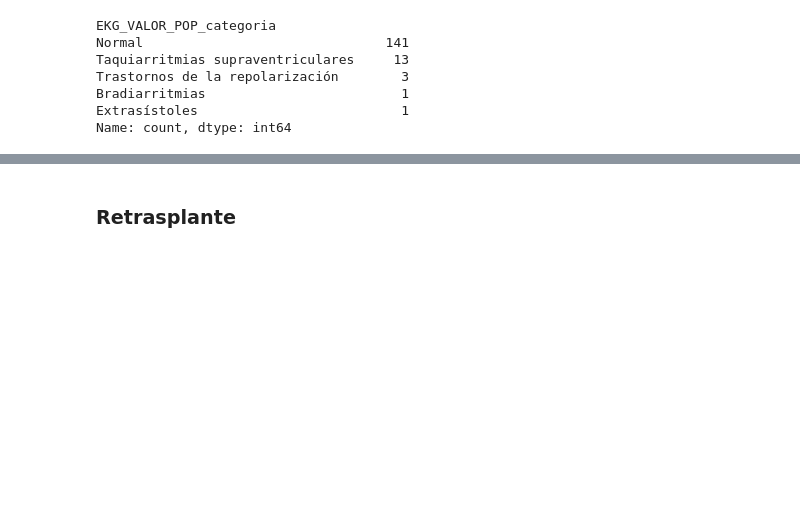
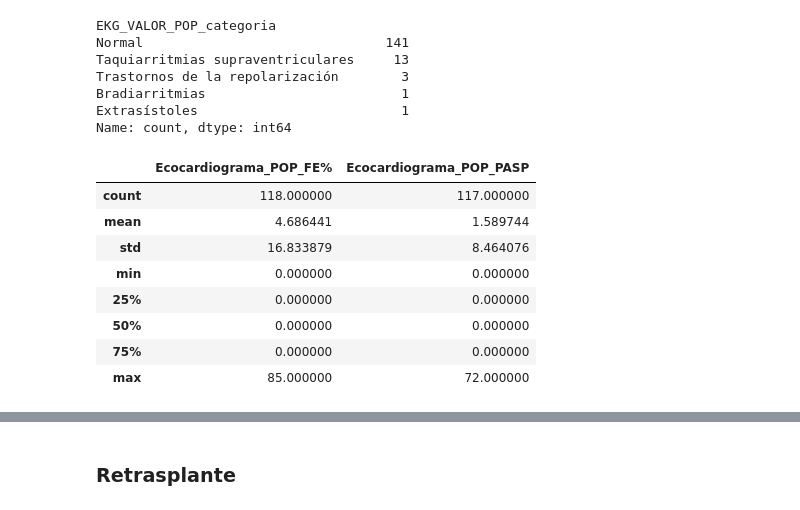
Before and after one commit to Traintain/MINE4101-202520-Proyecto-Transplantes-Hepaticos, a Jupyter notebook: BI_transplante_hepatico_JARM.ipynb, the cells around one changed output, grey strips where cells are left out. Drawn from its saved outputs; the diff is of its cells as text; code cells hidden in the pictures; blank space fills up the shorter version.

```diff
--- a/BI_transplante_hepatico_JARM.ipynb
+++ b/BI_transplante_hepatico_JARM.ipynb
@@ -506,3 +529,15 @@ Trastornos de la repolarización        3
 Bradiarritmias                         1
 Extrasístoles                          1
 Name: count, dtype: int64
+# %%
+df_trans_hepatico[["EKG_VALOR_POP_categoria","Ecocardiograma_POP_FE%","Ecocardiograma_POP_PASP","Ecocardiograma_POP_Otros"]].loc[df_trans_hepatico["EKG_VALOR_POP_categoria"].isin(['Normal'])].describe()
+# %% [output]
+|  | Ecocardiograma_POP_FE% | Ecocardiograma_POP_PASP |
+| count | 118.000000 | 117.000000 |
+| mean | 4.686441 | 1.589744 |
+| std | 16.833879 | 8.464076 |
+| min | 0.000000 | 0.000000 |
+| 25% | 0.000000 | 0.000000 |
+| 50% | 0.000000 | 0.000000 |
+| 75% | 0.000000 | 0.000000 |
+| max | 85.000000 | 72.000000 |
```
Also changed, not shown: parts of 26 cells of this notebook.
